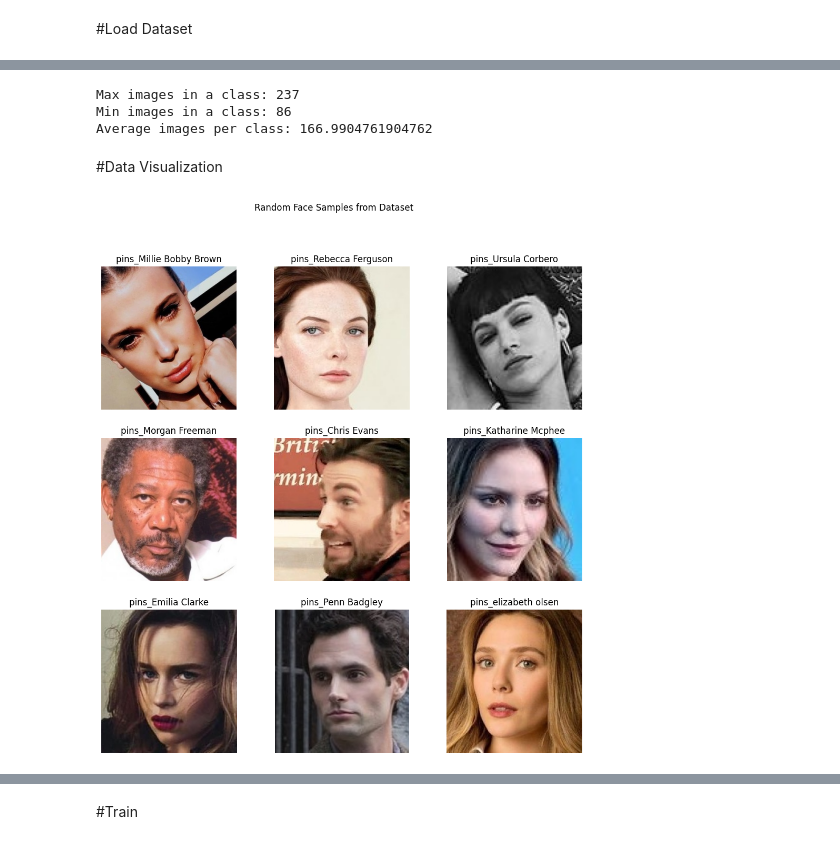
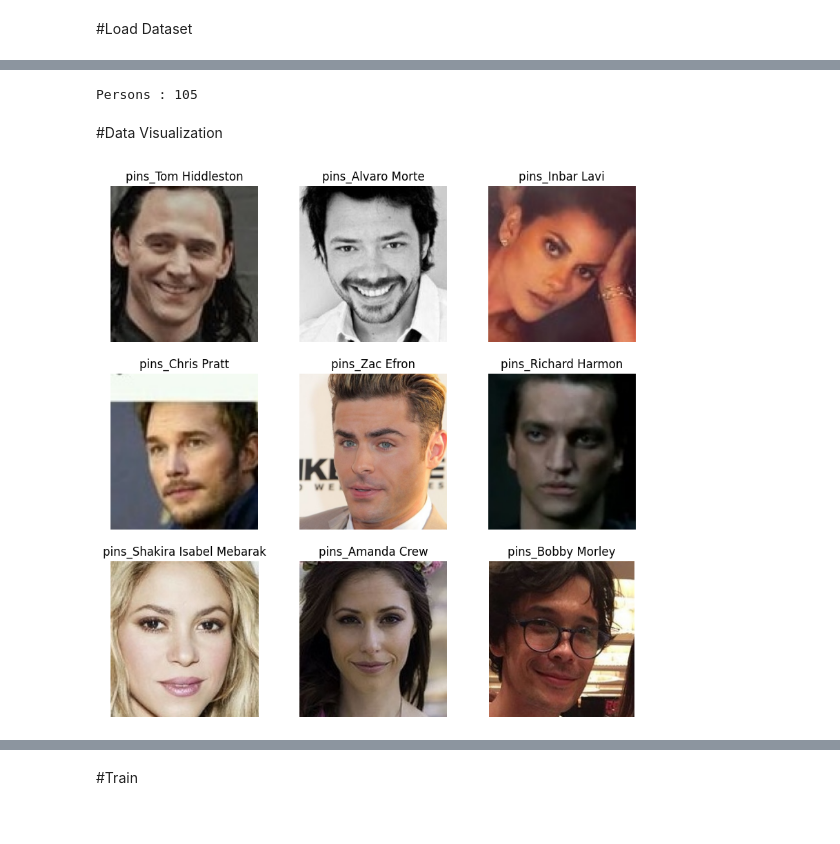
Before and after one commit to WalaaTarek/Safe-Path, a Jupyter notebook: backend/Training codes/Face_recognition_training_model.ipynb, the cells around one changed output, grey strips where cells are left out. Cells and saved outputs as stored; diff of their text form; code cells hidden in the pictures.

Commit message:
Face Recognition final updates

```diff
--- a/backend/Training codes/Face_recognition_training_model.ipynb
+++ b/backend/Training codes/Face_recognition_training_model.ipynb
@@ -28,10 +27,0 @@ Total classes (persons) found: 105
-# %%
-counts = list(class_counts.values())
-
-print("Max images in a class:", max(counts))
-print("Min images in a class:", min(counts))
-print("Average images per class:", sum(counts)/len(counts))
-# %% [output]
-Max images in a class: 237
-Min images in a class: 86
-Average images per class: 166.9904761904762
@@ -38,23 +33,38 @@ Average images per class: 166.9904761904762
+# %%
+DATASET_DIR = "/content/drive/MyDrive/Face recognition dataset/105_classes_pins_dataset"
+
+OUTPUT_DIR = "/content/drive/MyDrive/Face recognition dataset/prepared_data"
+
+os.makedirs(OUTPUT_DIR, exist_ok=True)
+# %%
+persons = sorted([p for p in os.listdir(DATASET_DIR)
+    if os.path.isdir(
+        os.path.join(DATASET_DIR,p)
+    )
+])
+
+print("Persons :",len(persons))
+# %% [output]
+Persons : 105
 # %% [markdown]
 #Data Visualization
 # %%
-plt.figure(figsize=(12,12))
-
-classes = os.listdir(PINS_DIR)
+plt.figure(figsize=(10,10))
 
 for i in range(9):
-    cls = random.choice(classes)
-    img_name = random.choice(os.listdir(os.path.join(PINS_DIR, cls)))
-    img_path = os.path.join(PINS_DIR, cls, img_name)
 
-    img = Image.open(img_path)
+    person = random.choice(persons)
+
+    img = random.choice(dataset[person])
 
     plt.subplot(3,3,i+1)
-    plt.imshow(img)
-    plt.title(cls)
+
+    plt.imshow(Image.open(img))
+
+    plt.title(person)
+
     plt.axis("off")
 
-plt.suptitle("Random Face Samples from Dataset")
 plt.show()
 # %% [output]
-[figure, old version]
+[figure, new version]
```
Also changed, not shown: parts of 74 cells of this notebook, 3 other files.
